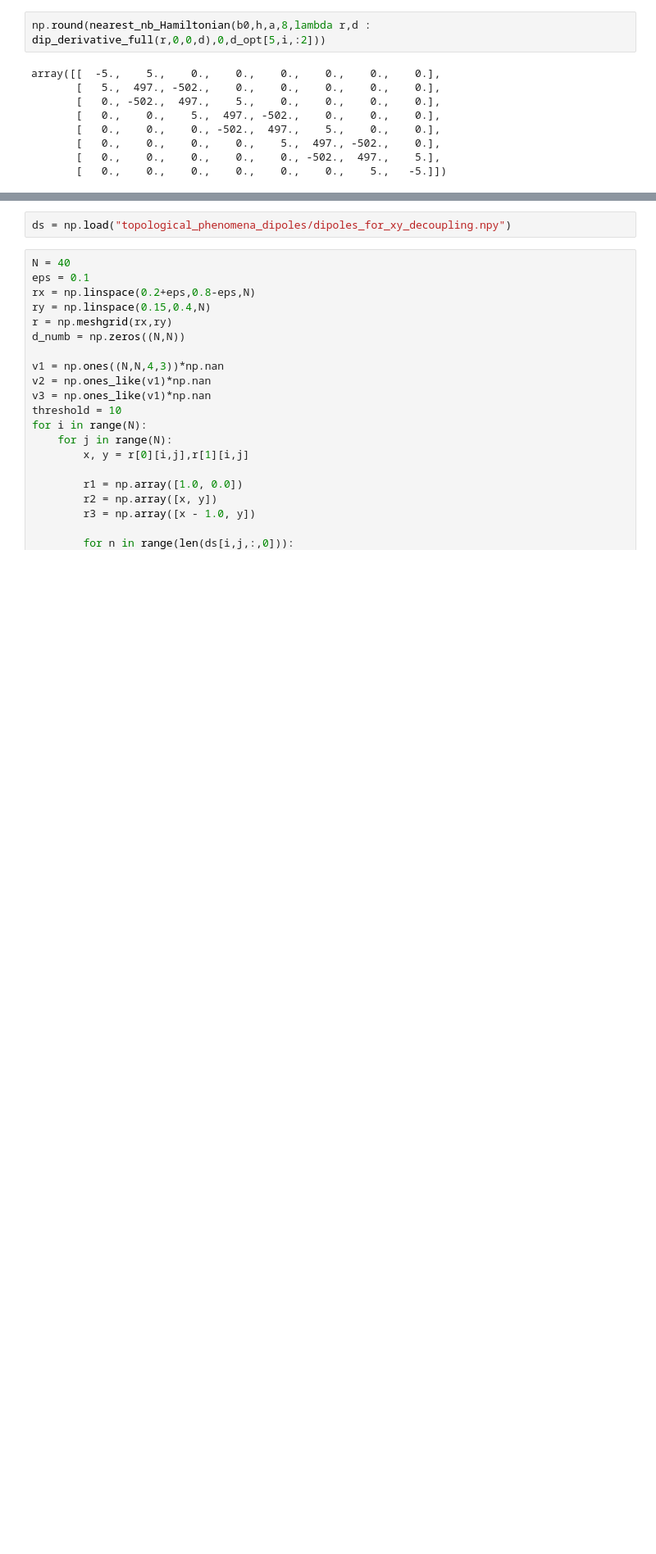
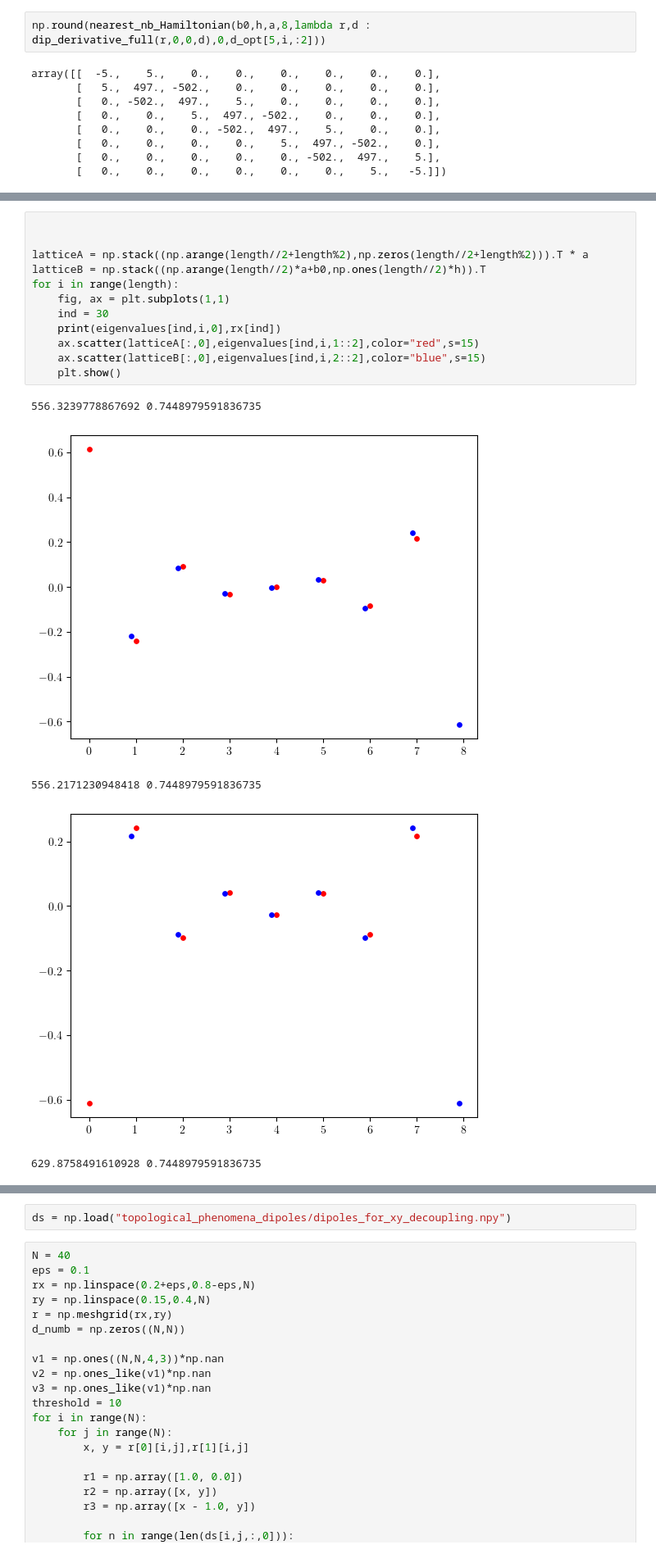
Before and after one commit to ChriGomm/master, a Jupyter notebook: numerics/phonon_conservation.ipynb, the cells around one changed output, grey strips where cells are left out. Shown at 82% size. Drawn from its saved outputs; the diff is of its cells as text; blank space fills up the shorter version.

```diff
--- a/numerics/phonon_conservation.ipynb
+++ b/numerics/phonon_conservation.ipynb
@@ -4131,0 +4210,18 @@ plt.show()
+# %%
+
+
+latticeA = np.stack((np.arange(length//2+length%2),np.zeros(length//2+length%2))).T * a
+latticeB = np.stack((np.arange(length//2)*a+b0,np.ones(length//2)*h)).T
+for i in range(length):
+    fig, ax = plt.subplots(1,1)
+    ind = 30
+    print(eigenvalues[ind,i,0],rx[ind])
+    ax.scatter(latticeA[:,0],eigenvalues[ind,i,1::2],color="red",s=15)
+    ax.scatter(latticeB[:,0],eigenvalues[ind,i,2::2],color="blue",s=15)
+    plt.show()
+# %% [output]
+556.3239778867692 0.7448979591836735
+[figure, added]
+556.2171230948418 0.7448979591836735
+[figure, added]
+629.8758491610928 0.7448979591836735
```
Also changed, not shown: parts of 8 cells of this notebook.
